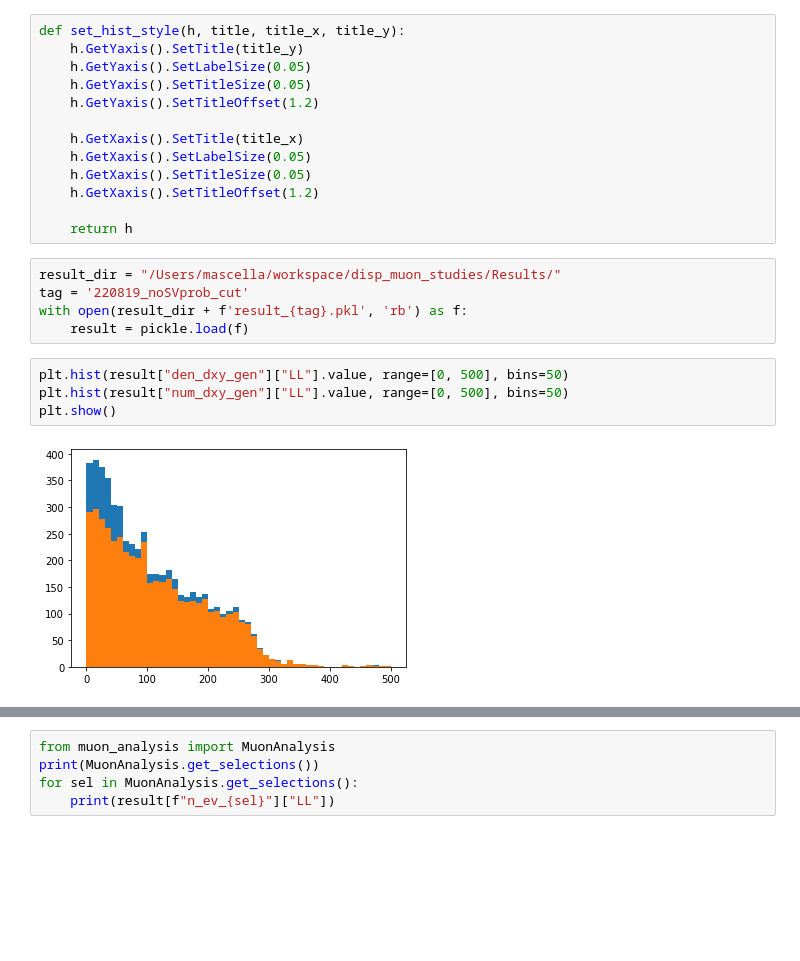
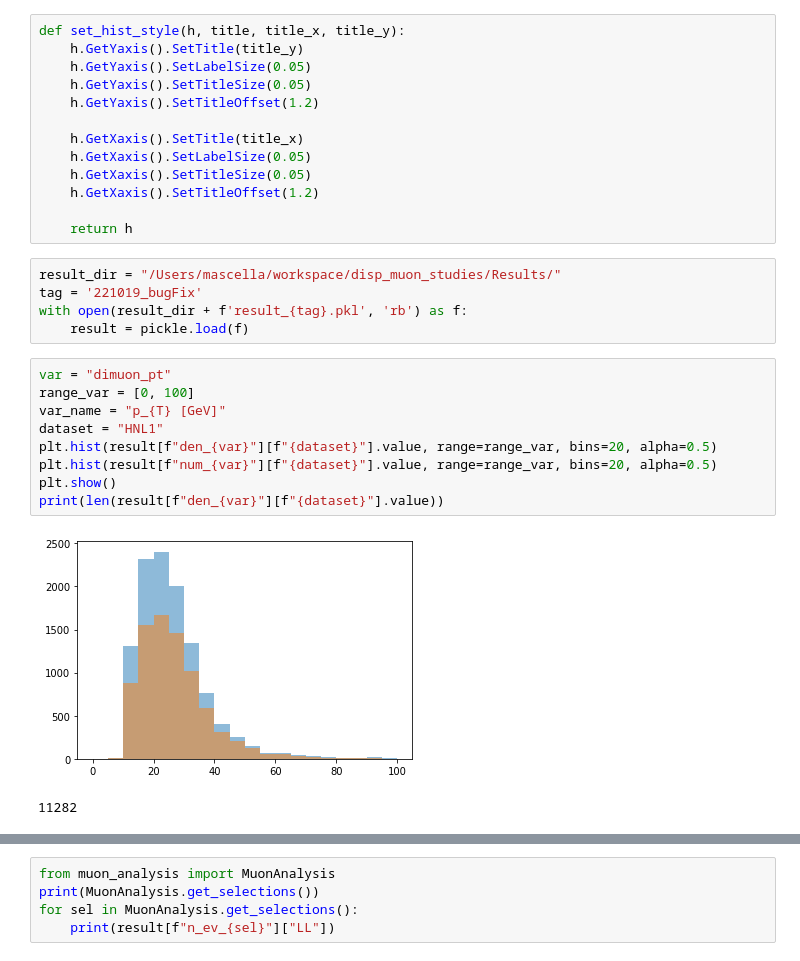
Before and after one commit to annamasce/disp_muon_studies, a Jupyter notebook: notebooks/eff_plots.ipynb, the cells around one changed output, grey strips where cells are left out. Cells and saved outputs as stored; diff of their text form; blank space fills up the shorter version.

```diff
--- a/notebooks/eff_plots.ipynb
+++ b/notebooks/eff_plots.ipynb
@@ -30,15 +33,21 @@ def set_hist_style(h, title, title_x, title_y):
     return h
 # %%
 result_dir = "/Users/mascella/workspace/disp_muon_studies/Results/"
-tag = '220819_noSVprob_cut'
+tag = '221019_bugFix'
 with open(result_dir + f'result_{tag}.pkl', 'rb') as f:
     result = pickle.load(f)
 # %%
-plt.hist(result["den_dxy_gen"]["LL"].value, range=[0, 500], bins=50)
-plt.hist(result["num_dxy_gen"]["LL"].value, range=[0, 500], bins=50)
+var = "dimuon_pt"
+range_var = [0, 100]
+var_name = "p_{T} [GeV]"
+dataset = "HNL1"
+plt.hist(result[f"den_{var}"][f"{dataset}"].value, range=range_var, bins=20, alpha=0.5)
+plt.hist(result[f"num_{var}"][f"{dataset}"].value, range=range_var, bins=20, alpha=0.5)
 plt.show()
+print(len(result[f"den_{var}"][f"{dataset}"].value))
 # %% [output]
-[figure, old version]
+[figure, new version]
+11282
 # %%
 c = ROOT.TCanvas("c", "", 1)
 with open(result_dir + f'result_{tag}.pkl', 'rb') as f:
```
Also changed, not shown: parts of 3 cells of this notebook, 4 other files.
